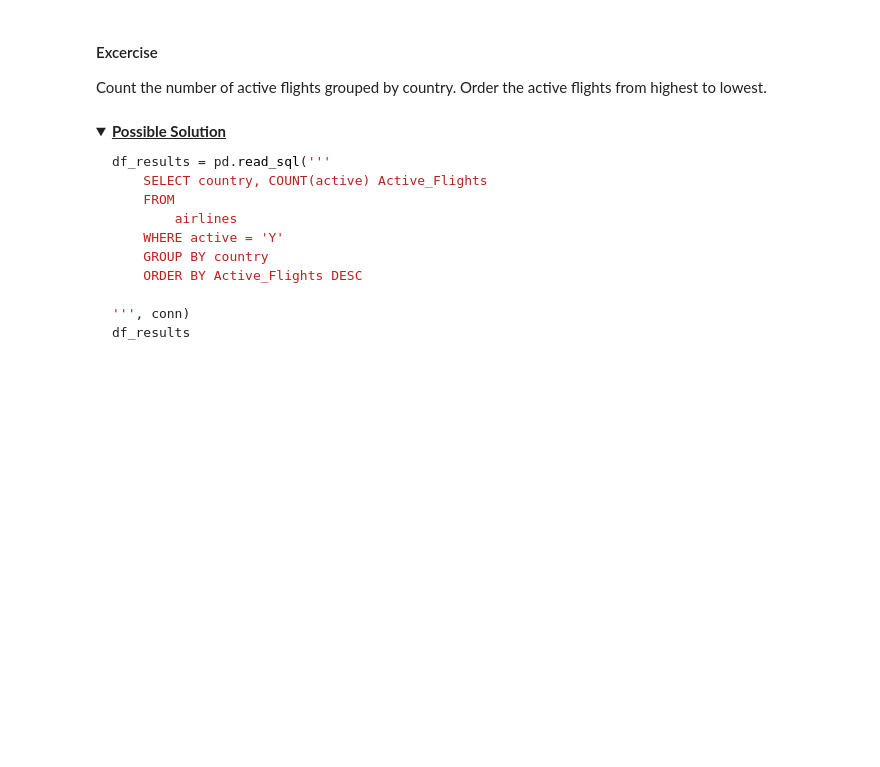
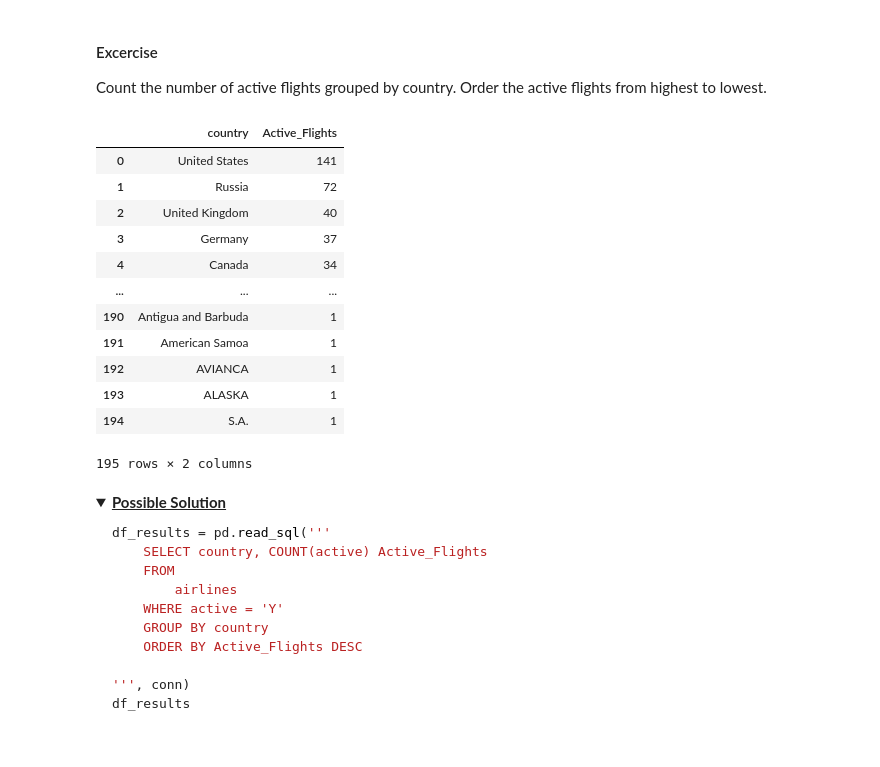
Before and after one commit to silver032/NTL-DS-051324, a Jupyter notebook: Phase_2/Phase2_Topic2_SQL_Table_Relations/1_SQLJoinsAggregation/GroupbyJoins.ipynb, the cells around one changed output. Drawn from its saved outputs; the diff is of its cells as text; code cells hidden in the pictures; folded sections open; blank space fills up the shorter version.

```diff
--- a/Phase_2/Phase2_Topic2_SQL_Table_Relations/1_SQLJoinsAggregation/GroupbyJoins.ipynb
+++ b/Phase_2/Phase2_Topic2_SQL_Table_Relations/1_SQLJoinsAggregation/GroupbyJoins.ipynb
@@ -117,6 +167,31 @@ df_results
 # %% [markdown]
  #### Excercise
 Count the number of active flights grouped by country. Order the active flights from highest to lowest.
+# %%
+df_results = pd.read_sql('''
+    SELECT country, COUNT(active) Active_Flights
+    FROM
+        airlines
+    WHERE active = 'Y'
+    GROUP BY country
+    ORDER BY Active_Flights DESC
+
+''', conn)
+df_results
+# %% [output]
+|  | country | Active_Flights |
+| 0 | United States | 141 |
+| 1 | Russia | 72 |
+| 2 | United Kingdom | 40 |
+| 3 | Germany | 37 |
+| 4 | Canada | 34 |
+| ... | ... | ... |
+| 190 | Antigua and Barbuda | 1 |
+| 191 | American Samoa | 1 |
+| 192 | AVIANCA | 1 |
+| 193 | ALASKA | 1 |
+| 194 | S.A. | 1 |
+195 rows × 2 columns
 # %% [markdown]
 <details>
     <summary><b><u>Possible Solution</u></b></summary>
```
Also changed, not shown: parts of 19 cells of this notebook, 24 other files.
